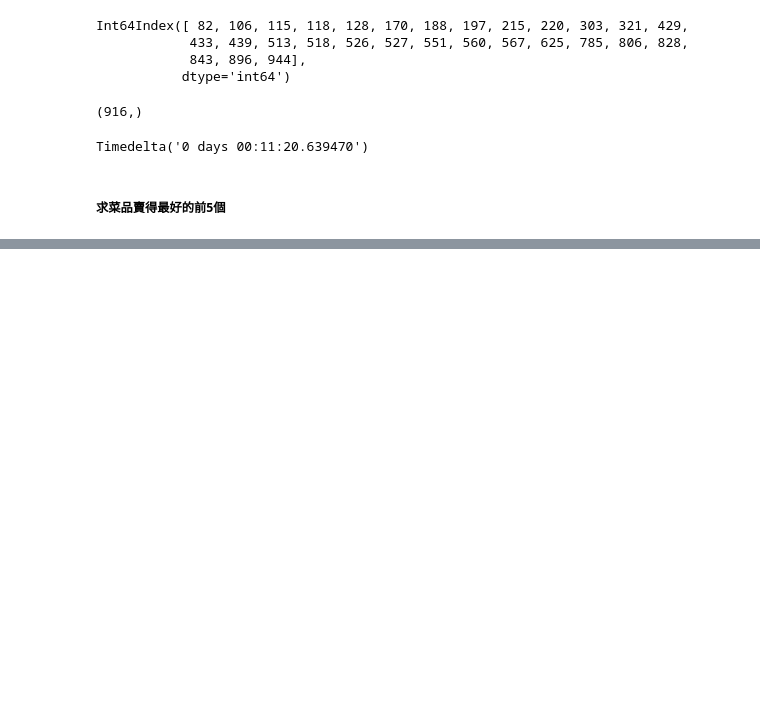
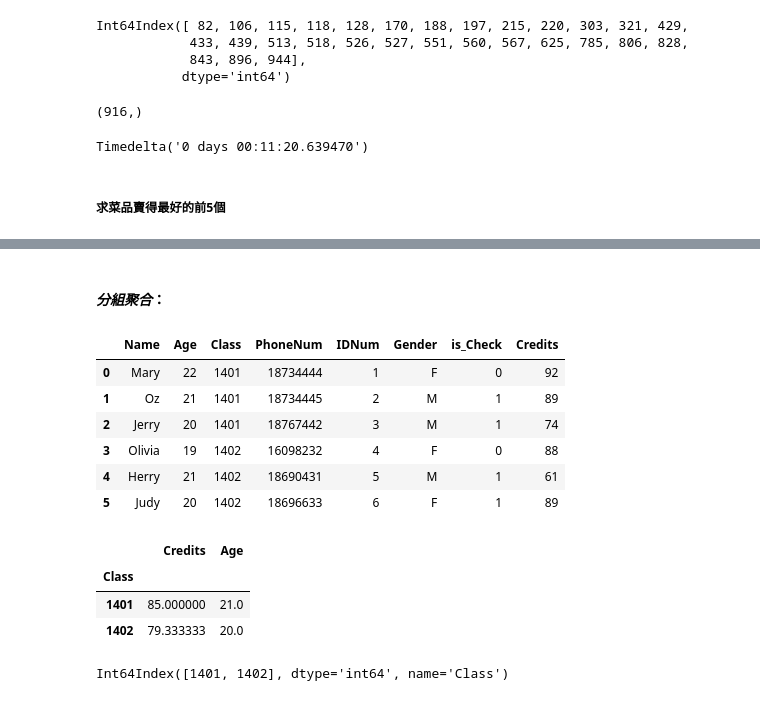
Before and after one commit to oz1n/gitfirst, a Jupyter notebook: pandas/Pandasex.ipynb, the cells around one changed output, grey strips where cells are left out. Cells and saved outputs as stored; diff of their text form; code cells hidden in the pictures; blank space fills up the shorter version.

```diff
--- a/pandas/Pandasex.ipynb
+++ b/pandas/Pandasex.ipynb
@@ -144,7 +144,7 @@ df
 # %% [markdown]
 ##### 增添數據：
 # %%
-df['Gender'] = pd.Series(['F', 'M', 'M']) 直接添加了一列
+df['Gender'] = pd.Series(['F', 'M', 'M']) #直接添加了一列
 df
 # %% [output]
 |  | Name | Age | Class | PhoneNum | IDNum | Gender |
@@ -543 +544,27 @@ detail.dishes_name.value_counts().head()
 Name: dishes_name, dtype: int64
+# %% [markdown]
+#### *分組聚合*：
+# %%
+df.loc[5] = ['Judy',20,1402,'18696633',6,'F',1]
+df['Credits'] = [92, 89, 74, 88, 61, 89]
+df
+# %% [output]
+|  | Name | Age | Class | PhoneNum | IDNum | Gender | is_Check | Credits |
+| 0 | Mary | 22 | 1401 | 18734444 | 1 | F | 0 | 92 |
+| 1 | Oz | 21 | 1401 | 18734445 | 2 | M | 1 | 89 |
+| 2 | Jerry | 20 | 1401 | 18767442 | 3 | M | 1 | 74 |
+| 3 | Olivia | 19 | 1402 | 16098232 | 4 | F | 0 | 88 |
+| 4 | Herry | 21 | 1402 | 18690431 | 5 | M | 1 | 61 |
+| 5 | Judy | 20 | 1402 | 18696633 | 6 | F | 1 | 89 |
+# %%
+credits = df.loc[:,['Class','Credits','Age']]
+credits.groupby(by = 'Class').mean() #根据分组求出平均值，返回一个DataFrame类型
+# %% [output]
+|  | Credits | Age |
+| Class |  |  |
+| 1401 | 85.000000 | 21.0 |
+| 1402 | 79.333333 | 20.0 |
+# %%
+credits.groupby(by = 'Class').mean().index # 注意，班级的值变成了索引，Credits才是值
+# %% [output]
+Int64Index([1401, 1402], dtype='int64', name='Class')
```
Also changed, not shown: parts of 11 cells of this notebook.
